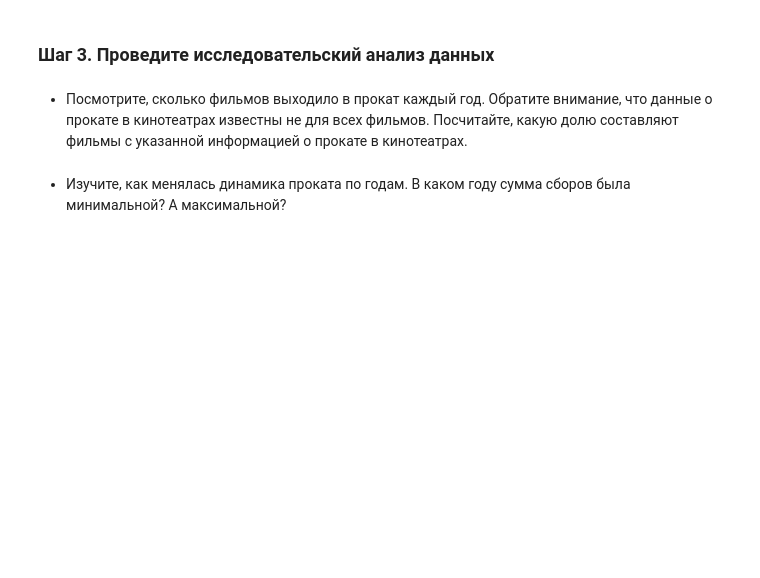
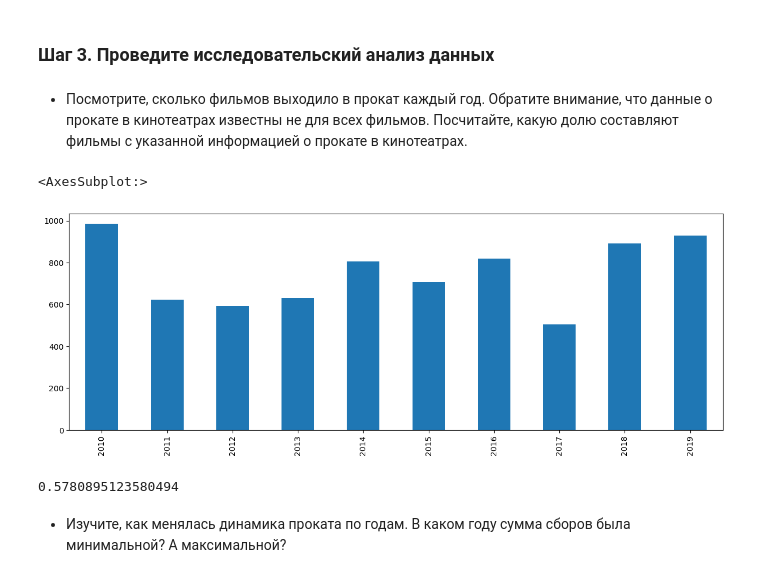
Before and after one commit to VSXV/Data-Science-Projects, a Jupyter notebook: d11dfd07-1855-413a-b591-15d13f4190ed.ipynb, the cells around one changed output. Cells and saved outputs as stored; diff of their text form; code cells hidden in the pictures; blank space fills up the shorter version.

Commit message:
get the first findings from the data

```diff
--- a/d11dfd07-1855-413a-b591-15d13f4190ed.ipynb
+++ b/d11dfd07-1855-413a-b591-15d13f4190ed.ipynb
@@ -143,0 +299,2 @@ memory usage: 994.1+ KB
+# %%
+data['type'] = data['type'].str.strip()
@@ -162,6 +326,9 @@ memory usage: 994.1+ KB
 #### Шаг 2.6. Добавьте новые столбцы
 # %% [markdown]
 - Создайте столбец с информацией о годе проката. Выделите год из даты премьеры фильма.
+# %%
+#Добавляем столбец year с годом выхода фильма
+data['year'] = data['show_start_date'].dt.year
 # %% [markdown]
 - Создайте два столбца: с именем и фамилией главного режиссёра и основным жанром фильма. В столбцы войдут первые значения из списка режиссёров и жанров соответственно.
 
@@ -177,5 +344,12 @@ memory usage: 994.1+ KB
         </div>
     </div>
 </div>
+# %%
+#Создаем два столбца: с именем и фамилией главного режиссёра и основным жанром фильма. В столбцы войдут первые значения из списка режиссёров и жанров соответственно.
+data['main_director'] = data['director'].str.split(',').str[0]
+data['main_genre'] = data['genres'].str.split(',').str[0]
 # %% [markdown]
 - Посчитайте, какую долю от общего бюджета фильма составляет государственная поддержка.
+# %%
+#Определяем какую долю от общего бюджета фильма "budget" составляет государственная поддержка "refundable_support" и "nonrefundable_support". Добавляем столбец с этими данными с названием 'state_support'.
+data['state_support'] = (data['refundable_support'] + data['nonrefundable_support']) / data['budget']
@@ -183,5 +366,16 @@ memory usage: 994.1+ KB
 ### Шаг 3. Проведите исследовательский анализ данных
 # %% [markdown]
 - Посмотрите, сколько фильмов выходило в прокат каждый год. Обратите внимание, что данные о прокате в кинотеатрах известны не для всех фильмов. Посчитайте, какую долю составляют фильмы с указанной информацией о прокате в кинотеатрах.
+# %%
+#Определяем количество фильмов выходивших каждый год. И построим гистограмму по порядку возрастания года.
+data['year'].value_counts().sort_index().plot(kind='bar', figsize=(15, 5))
+# %% [output]
+<AxesSubplot:>
+[figure, added]
+# %%
+#Определяем какую долю составлают фильмы с пропуском данных в столбце 'box_office' от общего количества фильмов.
+data['box_office'].isna().sum() / data['title'].count()
+# %% [output]
+0.5780895123580494
 # %% [markdown]
 - Изучите, как менялась динамика проката по годам. В каком году сумма сборов была минимальной? А максимальной?
```
Also changed, not shown: parts of 30 cells of this notebook.
